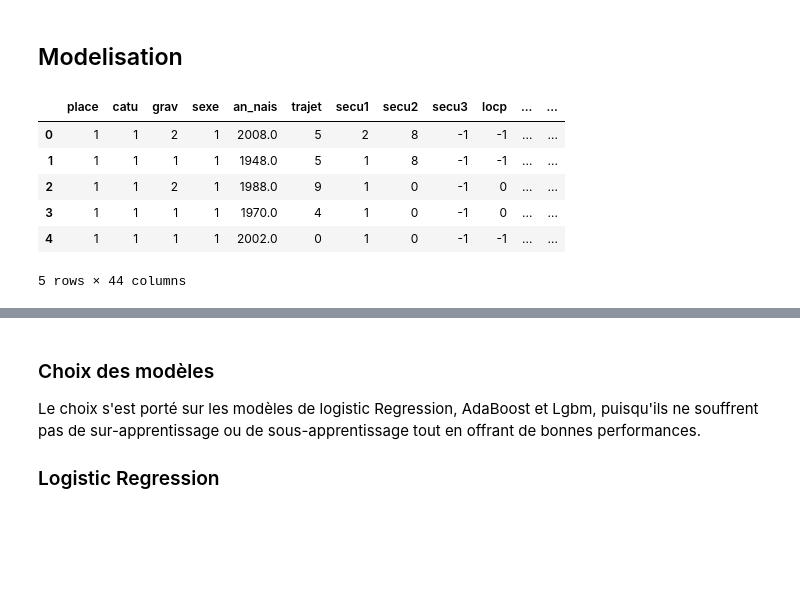
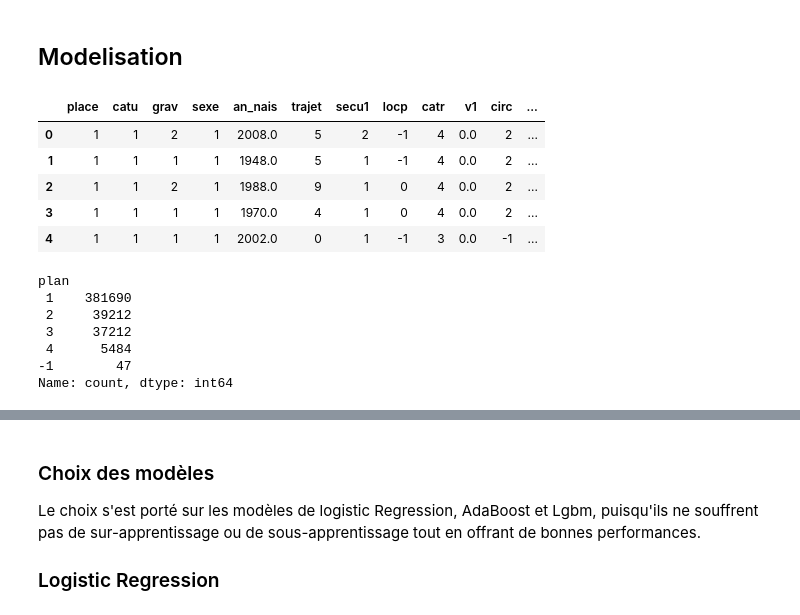
Before and after one commit to Nujadn/accident_route, a Jupyter notebook: modelisation.ipynb, the cells around one changed output, grey strips where cells are left out. Saved outputs shown, nothing was run; the diff lists cells and outputs as text; code cells hidden in the pictures; blank space fills up the shorter version.

```diff
--- a/modelisation.ipynb
+++ b/modelisation.ipynb
@@ -1,5 +1,8 @@
 # %%
 import pandas as pd
+pd.set_option('display.max_columns', None)
+pd.options.display.max_info_columns
+
 import matplotlib.pyplot as plt
 import seaborn as sns
 import warnings
@@ -18,13 +21,22 @@ from sklearn.metrics import confusion_matrix, accuracy_score,classification_repo
 # %% [markdown]
 ## Modelisation
 # %%
-df = pd.read_csv("df_go_modelisation.csv")
+df = pd.read_csv("dataset/df_go_modelisation.csv")
 df.head()
 # %% [output]
-|  | place | catu | grav | sexe | an_nais | trajet | secu1 | secu2 | secu3 | locp | ... | ... |
-| 0 | 1 | 1 | 2 | 1 | 2008.0 | 5 | 2 | 8 | -1 | -1 | ... | ... |
-| 1 | 1 | 1 | 1 | 1 | 1948.0 | 5 | 1 | 8 | -1 | -1 | ... | ... |
-| 2 | 1 | 1 | 2 | 1 | 1988.0 | 9 | 1 | 0 | -1 | 0 | ... | ... |
-| 3 | 1 | 1 | 1 | 1 | 1970.0 | 4 | 1 | 0 | -1 | 0 | ... | ... |
-| 4 | 1 | 1 | 1 | 1 | 2002.0 | 0 | 1 | 0 | -1 | -1 | ... | ... |
+|  | place | catu | grav | sexe | an_nais | trajet | secu1 | locp | catr | v1 | circ | ... |
+| 0 | 1 | 1 | 2 | 1 | 2008.0 | 5 | 2 | -1 | 4 | 0.0 | 2 | ... |
+| 1 | 1 | 1 | 1 | 1 | 1948.0 | 5 | 1 | -1 | 4 | 0.0 | 2 | ... |
+| 2 | 1 | 1 | 2 | 1 | 1988.0 | 9 | 1 | 0 | 4 | 0.0 | 2 | ... |
+| 3 | 1 | 1 | 1 | 1 | 1970.0 | 4 | 1 | 0 | 4 | 0.0 | 2 | ... |
+| 4 | 1 | 1 | 1 | 1 | 2002.0 | 0 | 1 | -1 | 3 | 0.0 | -1 | ... |
-5 rows × 44 columns
+# %%
+df.plan.value_counts().sort_values(ascending=False)
+# %% [output]
+plan
+ 1    381690
+ 2     39212
+ 3     37212
+ 4      5484
+-1        47
+Name: count, dtype: int64
```
Also changed, not shown: parts of 9 cells of this notebook, 3 other files.
